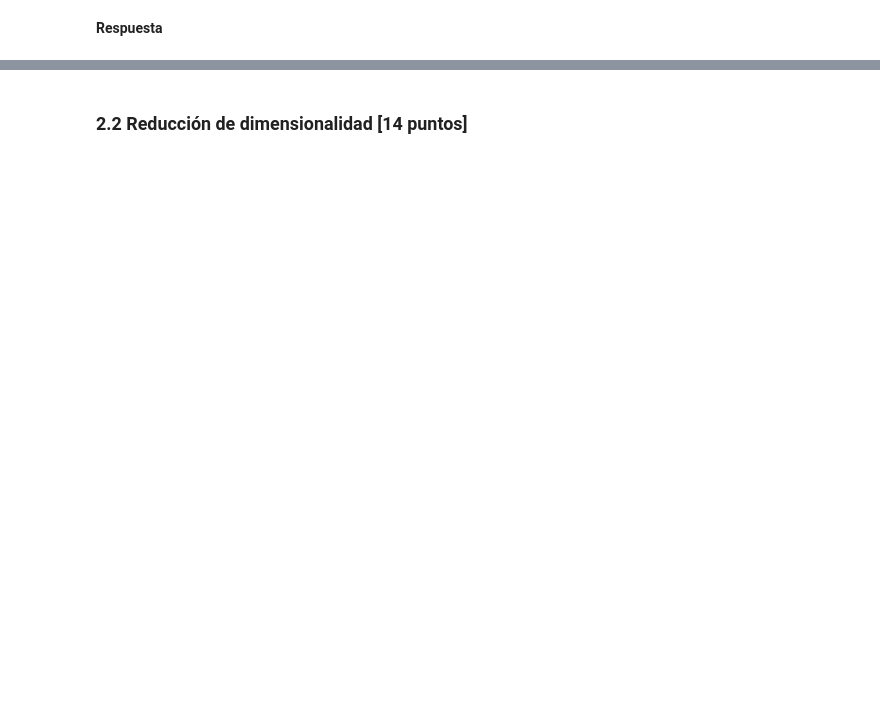
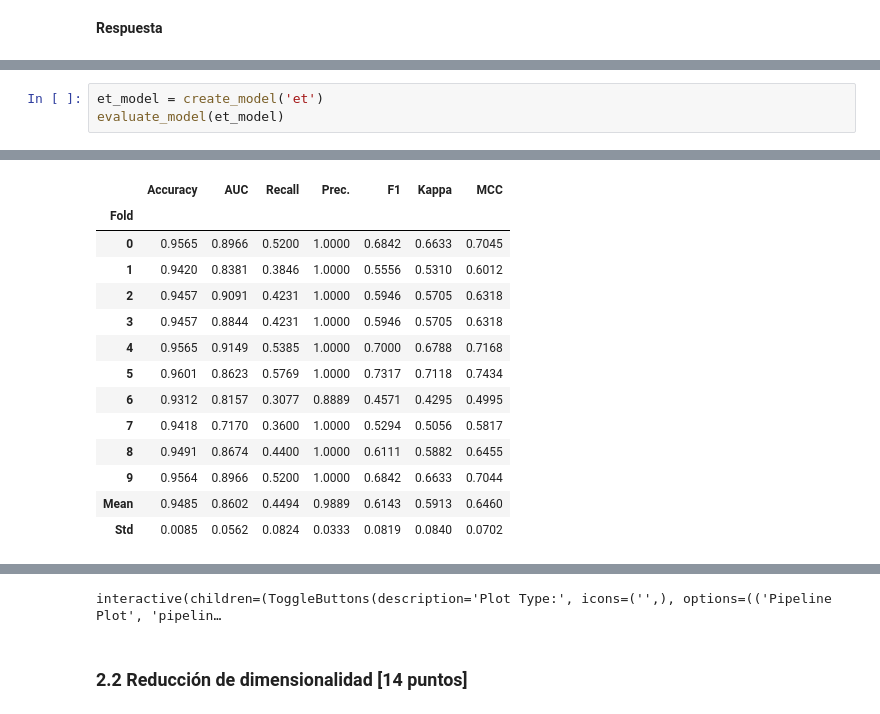
Before and after one commit to BenjaminAnguloCaro/MDS7202, a Jupyter notebook: Lab_7_enunciado.ipynb, the cells around one changed output, grey strips where cells are left out. Cells and saved outputs as stored; diff of their text form; blank space fills up the shorter version.

```diff
--- a/Lab_7_enunciado.ipynb
+++ b/Lab_7_enunciado.ipynb
@@ -437,0 +496,4 @@ Después de alcanzar la fama como cantante urbano, Jere Klein decide explorar un
+# %%
+et_model = create_model('et')
+evaluate_model(et_model)
+# %% [output]
@@ -437,0 +501,14 @@ Después de alcanzar la fama como cantante urbano, Jere Klein decide explorar un
+|  | Accuracy | AUC | Recall | Prec. | F1 | Kappa | MCC |
+| Fold |  |  |  |  |  |  |  |
+| 0 | 0.9565 | 0.8966 | 0.5200 | 1.0000 | 0.6842 | 0.6633 | 0.7045 |
+| 1 | 0.9420 | 0.8381 | 0.3846 | 1.0000 | 0.5556 | 0.5310 | 0.6012 |
+| 2 | 0.9457 | 0.9091 | 0.4231 | 1.0000 | 0.5946 | 0.5705 | 0.6318 |
+| 3 | 0.9457 | 0.8844 | 0.4231 | 1.0000 | 0.5946 | 0.5705 | 0.6318 |
+| 4 | 0.9565 | 0.9149 | 0.5385 | 1.0000 | 0.7000 | 0.6788 | 0.7168 |
+| 5 | 0.9601 | 0.8623 | 0.5769 | 1.0000 | 0.7317 | 0.7118 | 0.7434 |
+| 6 | 0.9312 | 0.8157 | 0.3077 | 0.8889 | 0.4571 | 0.4295 | 0.4995 |
+| 7 | 0.9418 | 0.7170 | 0.3600 | 1.0000 | 0.5294 | 0.5056 | 0.5817 |
+| 8 | 0.9491 | 0.8674 | 0.4400 | 1.0000 | 0.6111 | 0.5882 | 0.6455 |
+| 9 | 0.9564 | 0.8966 | 0.5200 | 1.0000 | 0.6842 | 0.6633 | 0.7044 |
+| Mean | 0.9485 | 0.8602 | 0.4494 | 0.9889 | 0.6143 | 0.5913 | 0.6460 |
+| Std | 0.0085 | 0.0562 | 0.0824 | 0.0333 | 0.0819 | 0.0840 | 0.0702 |
@@ -438,3 +516,4 @@ Después de alcanzar la fama como cantante urbano, Jere Klein decide explorar un
+interactive(children=(ToggleButtons(description='Plot Type:', icons=('',), options=(('Pipeline Plot', 'pipelin…
 # %% [markdown]
 ### 2.2 Reducción de dimensionalidad [14 puntos]
 # %% [markdown]
```
Also changed, not shown: parts of 11 cells of this notebook.
